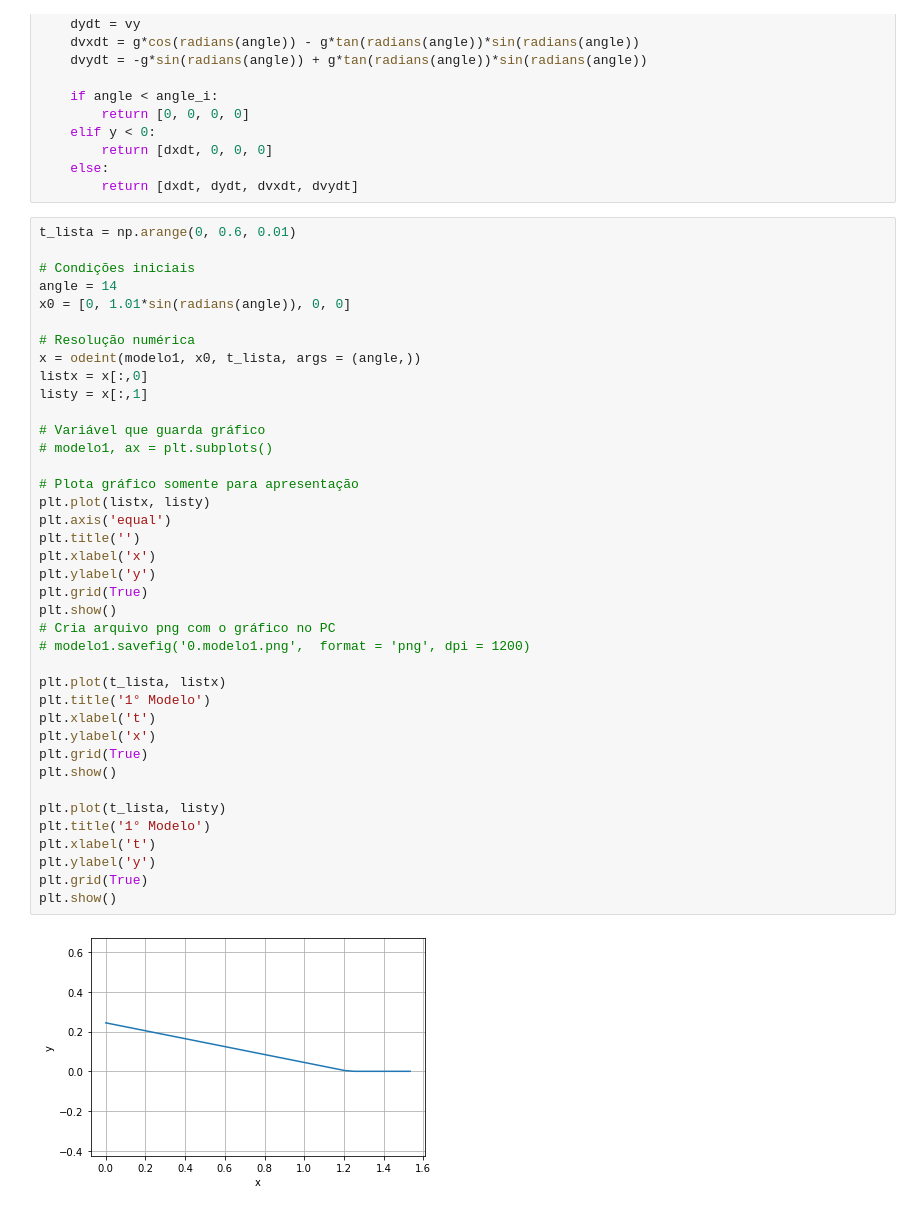
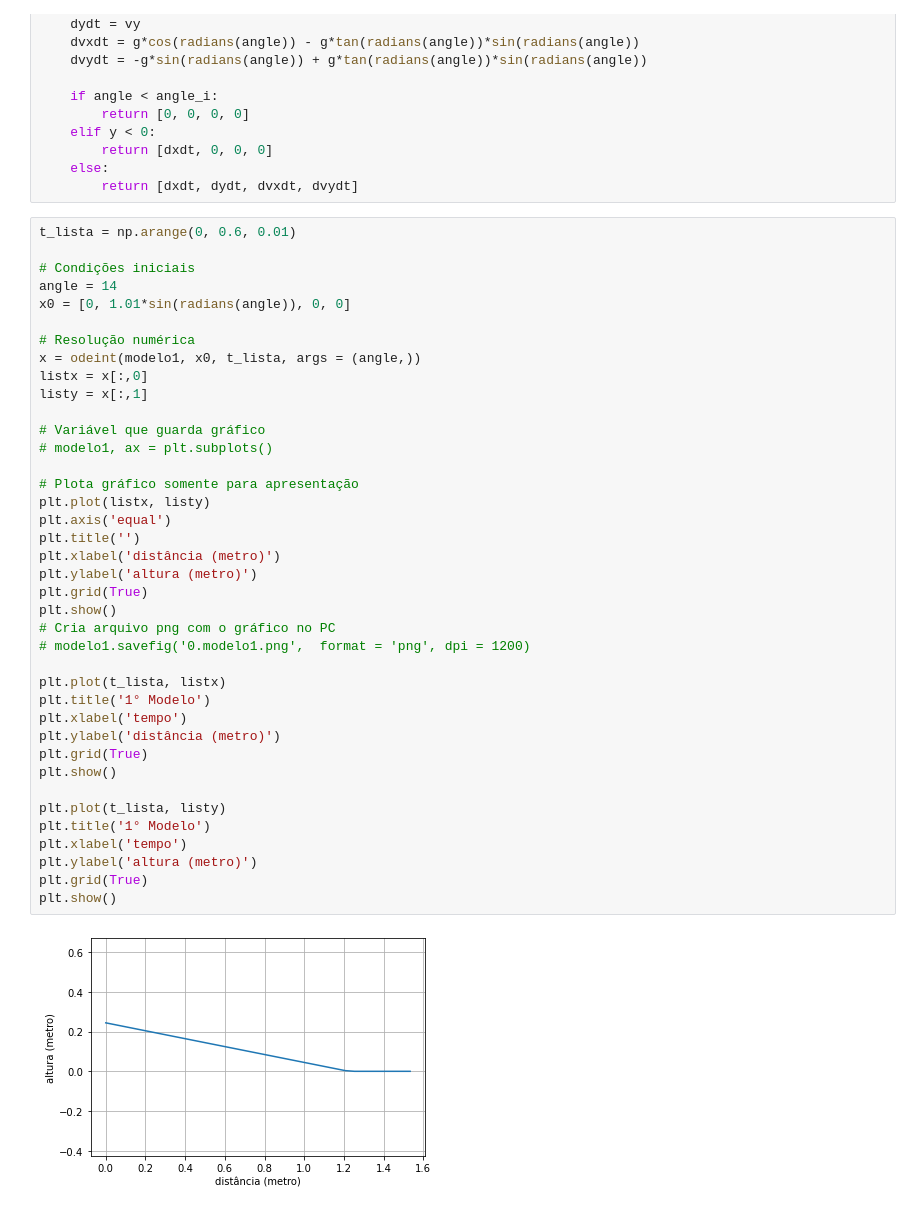
Before and after one commit to pedroivoal/Modsim-P3, a Jupyter notebook: Implementação/modelo.ipynb, the cells around one changed output. Drawn from its saved outputs; the diff is of its cells as text.

```diff
--- a/Implementação/modelo.ipynb
+++ b/Implementação/modelo.ipynb
@@ -57,37 +57,37 @@ t_lista = np.arange(0, 0.6, 0.01)
 angle = 14
 x0 = [0, 1.01*sin(radians(angle)), 0, 0]
 
 # Resolução numérica
 x = odeint(modelo1, x0, t_lista, args = (angle,))
 listx = x[:,0]
 listy = x[:,1]
 
 # Variável que guarda gráfico
 # modelo1, ax = plt.subplots()
 
 # Plota gráfico somente para apresentação
 plt.plot(listx, listy)
 plt.axis('equal')
 plt.title('')
-plt.xlabel('x')
-plt.ylabel('y')
+plt.xlabel('distância (metro)')
+plt.ylabel('altura (metro)')
 plt.grid(True)
 plt.show()
 # Cria arquivo png com o gráfico no PC
 # modelo1.savefig('0.modelo1.png',  format = 'png', dpi = 1200)
 
 plt.plot(t_lista, listx)
 plt.title('1° Modelo')
-plt.xlabel('t')
-plt.ylabel('x')
+plt.xlabel('tempo')
+plt.ylabel('distância (metro)')
 plt.grid(True)
 plt.show()
 
 plt.plot(t_lista, listy)
 plt.title('1° Modelo')
-plt.xlabel('t')
-plt.ylabel('y')
+plt.xlabel('tempo')
+plt.ylabel('altura (metro)')
 plt.grid(True)
 plt.show()
 # %% [output]
-[figure, old version]
+[figure, new version]
```
Also changed, not shown: parts of 2 cells of this notebook.
